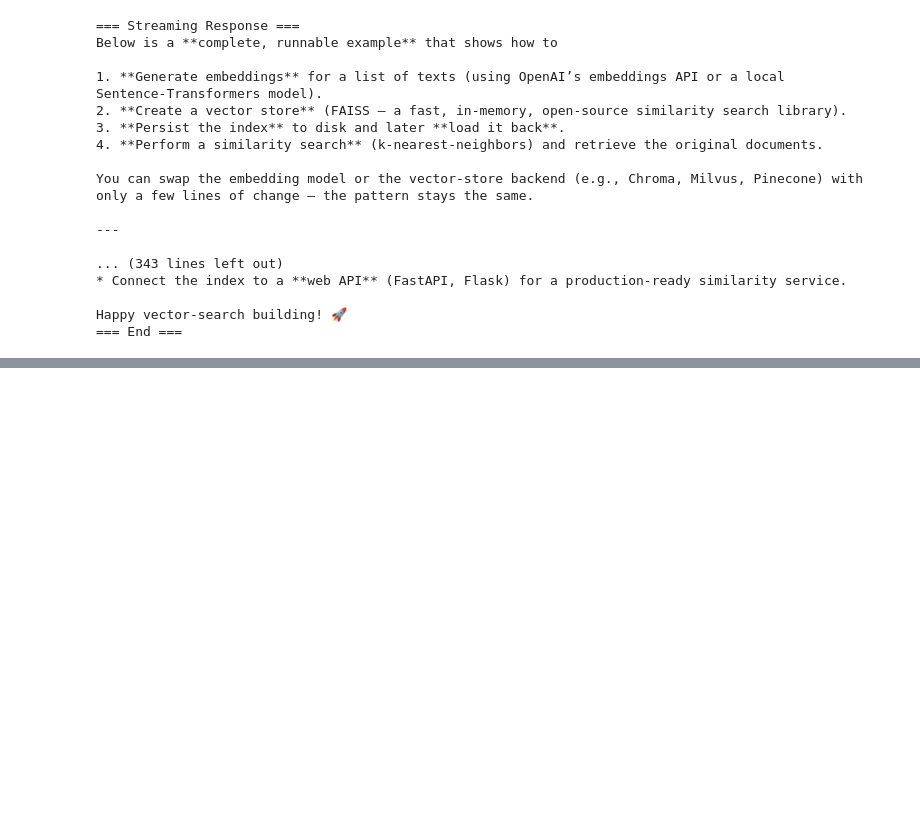
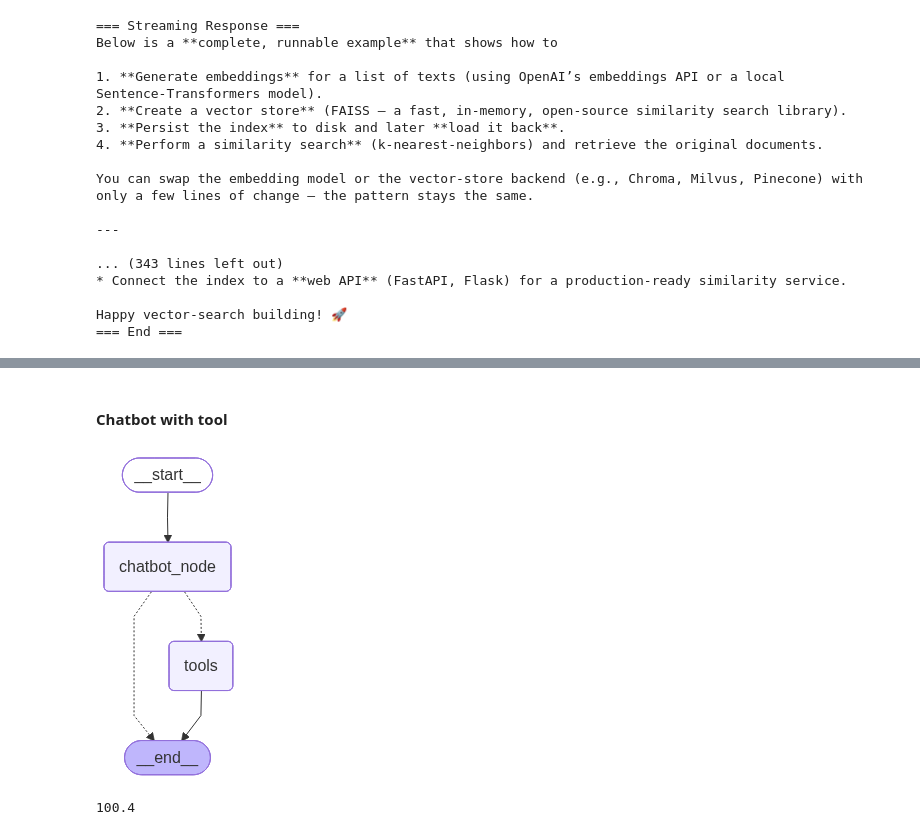
Before and after one commit to AquibPy/RAGenius, a Jupyter notebook: notebooks/document.ipynb, the cells around one changed output, grey strips where cells are left out. Cells and saved outputs as stored; diff of their text form; code cells hidden in the pictures; blank space fills up the shorter version.

```diff
--- a/notebooks/document.ipynb
+++ b/notebooks/document.ipynb
@@ -1152,0 +1345,63 @@ Happy vector‑search building! 🚀
+# %% [markdown]
+#### Chatbot with tool
+# %%
+from typing import Annotated, TypedDict
+from langchain.chat_models import init_chat_model
+from langgraph.graph import StateGraph, START, END
+from langgraph.graph.message import add_messages
+from langchain_core.tools import tool
+from langgraph.prebuilt import ToolNode, tools_condition
+from dotenv import load_dotenv
+load_dotenv(override=True)
+
+class State(TypedDict):
+    messages: Annotated[list, add_messages]
+
+llm = init_chat_model(
+    "openai/gpt-oss-120b",
+    model_provider="groq",
+    temperature=0.7,
+)
+
+@tool
+def get_stock_price(symbol:str)->float:
+    """
+    Return the current price of a stock given the stock symbol
+    :param symbol: stock symbol
+    :return: current price of the stock
+    """
+    return {
+        "MSFT": 200.3,
+        "AAPL": 100.4,
+        "AMZN": 150.0,
+        "RIL": 87.6
+    }.get(symbol,0.0)
+
+tools = [get_stock_price]
+llm_with_tools = llm.bind_tools(tools)
+
+def chatbot(state:State):
+    return {"messages": [llm_with_tools.invoke(state["messages"])]}
+
+builder = StateGraph(State)
+
+builder.add_node("chatbot_node",chatbot)
+builder.add_node("tools",ToolNode(tools))
+
+builder.add_edge(START,"chatbot_node")
+builder.add_conditional_edges("chatbot_node", tools_condition)
+
+graph = builder.compile()
+
+graph
+# %% [output]
+[figure, added]
+# %%
+state = graph.invoke(
+    {
+        "messages": [{"role":"user","content":"what is the price of AAPL stock right now"}]
+    }
+)
+print(state["messages"][-1].content)
+# %% [output]
+100.4
```
Also changed, not shown: parts of 24 cells of this notebook, 1 other file.
